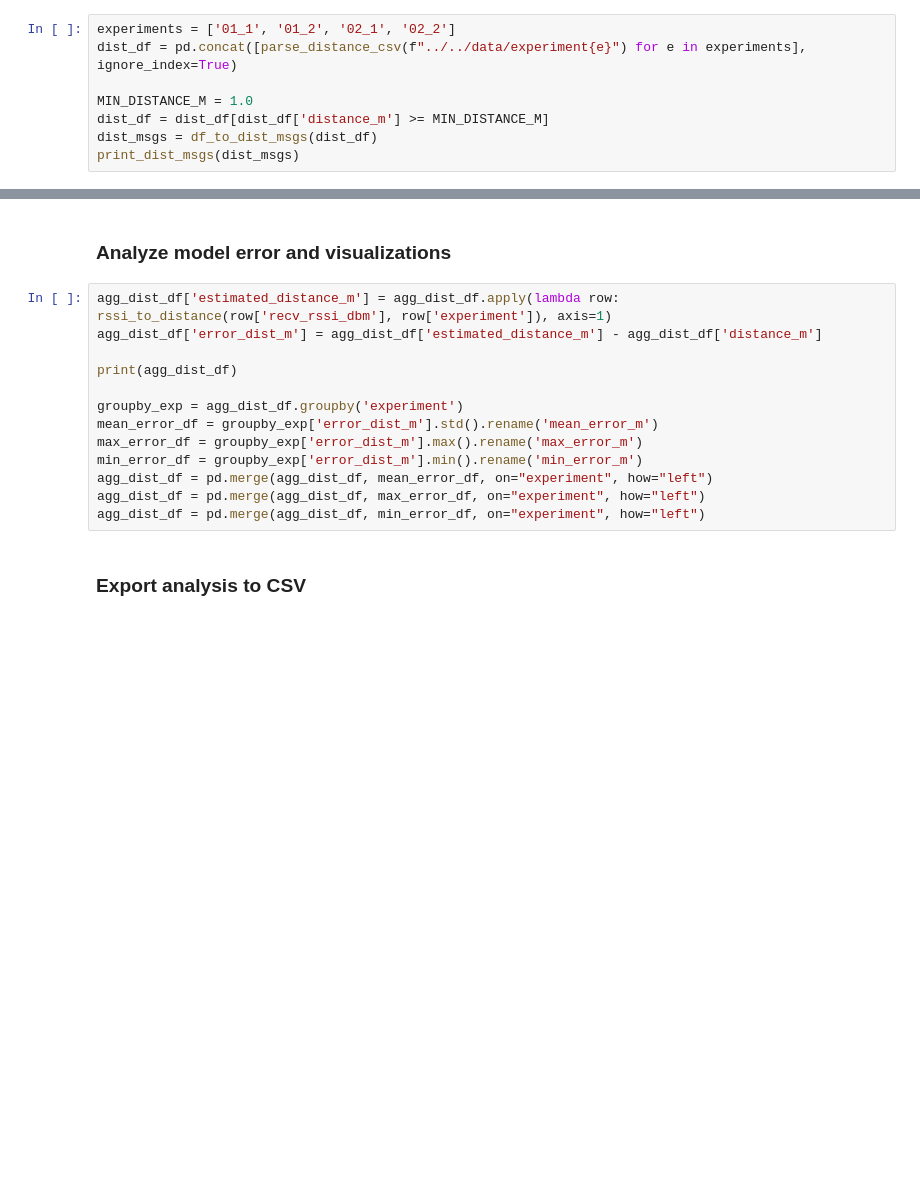
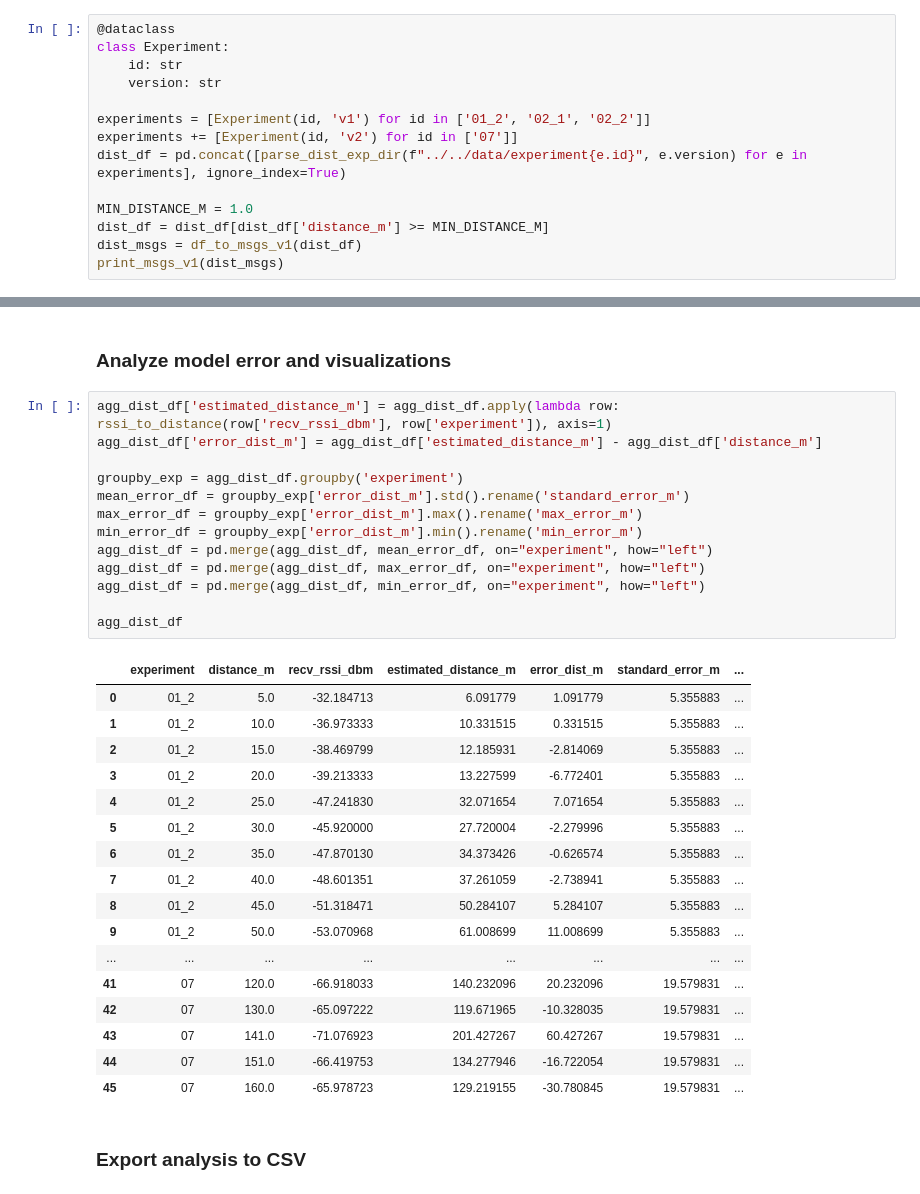
Before and after one commit to moseschmiedel/bachelor-thesis, a Jupyter notebook: notes/jupyter/bachelor-thesis.ipynb, the cells around one changed output, grey strips where cells are left out. Saved outputs shown, nothing was run; the diff lists cells and outputs as text; blank space fills up the shorter version.

Commit message:
[jupyter] Modify evaluation and visualization for new distance experiment

```diff
--- a/notes/jupyter/bachelor-thesis.ipynb
+++ b/notes/jupyter/bachelor-thesis.ipynb
@@ -263,9 +375,15 @@ def print_dist_msgs(messages: List[DistMsg]):
 # %%
-experiments = ['01_1', '01_2', '02_1', '02_2']
-dist_df = pd.concat([parse_distance_csv(f"../../data/experiment{e}") for e in experiments], ignore_index=True)
+@dataclass
+class Experiment:
+    id: str
+    version: str
+
+experiments = [Experiment(id, 'v1') for id in ['01_2', '02_1', '02_2']]
+experiments += [Experiment(id, 'v2') for id in ['07']]
+dist_df = pd.concat([parse_dist_exp_dir(f"../../data/experiment{e.id}", e.version) for e in experiments], ignore_index=True)
 
 MIN_DISTANCE_M = 1.0
 dist_df = dist_df[dist_df['distance_m'] >= MIN_DISTANCE_M]
-dist_msgs = df_to_dist_msgs(dist_df)
-print_dist_msgs(dist_msgs)
+dist_msgs = df_to_msgs_v1(dist_df)
+print_msgs_v1(dist_msgs)
 # %% [output]
@@ -350,16 +468,34 @@ def rssi_to_distance(rssi: np.float64, experiment: str):
 # %%
 agg_dist_df['estimated_distance_m'] = agg_dist_df.apply(lambda row: rssi_to_distance(row['recv_rssi_dbm'], row['experiment']), axis=1)
 agg_dist_df['error_dist_m'] = agg_dist_df['estimated_distance_m'] - agg_dist_df['distance_m']
 
-print(agg_dist_df)
-
 groupby_exp = agg_dist_df.groupby('experiment')
-mean_error_df = groupby_exp['error_dist_m'].std().rename('mean_error_m')
+mean_error_df = groupby_exp['error_dist_m'].std().rename('standard_error_m')
 max_error_df = groupby_exp['error_dist_m'].max().rename('max_error_m')
 min_error_df = groupby_exp['error_dist_m'].min().rename('min_error_m')
 agg_dist_df = pd.merge(agg_dist_df, mean_error_df, on="experiment", how="left")
 agg_dist_df = pd.merge(agg_dist_df, max_error_df, on="experiment", how="left")
 agg_dist_df = pd.merge(agg_dist_df, min_error_df, on="experiment", how="left")
+
+agg_dist_df
+# %% [output]
+|  | experiment | distance_m | recv_rssi_dbm | estimated_distance_m | error_dist_m | standard_error_m | ... |
+| 0 | 01_2 | 5.0 | -32.184713 | 6.091779 | 1.091779 | 5.355883 | ... |
+| 1 | 01_2 | 10.0 | -36.973333 | 10.331515 | 0.331515 | 5.355883 | ... |
+| 2 | 01_2 | 15.0 | -38.469799 | 12.185931 | -2.814069 | 5.355883 | ... |
+| 3 | 01_2 | 20.0 | -39.213333 | 13.227599 | -6.772401 | 5.355883 | ... |
+| 4 | 01_2 | 25.0 | -47.241830 | 32.071654 | 7.071654 | 5.355883 | ... |
+| 5 | 01_2 | 30.0 | -45.920000 | 27.720004 | -2.279996 | 5.355883 | ... |
+| 6 | 01_2 | 35.0 | -47.870130 | 34.373426 | -0.626574 | 5.355883 | ... |
+| 7 | 01_2 | 40.0 | -48.601351 | 37.261059 | -2.738941 | 5.355883 | ... |
+| 8 | 01_2 | 45.0 | -51.318471 | 50.284107 | 5.284107 | 5.355883 | ... |
+| 9 | 01_2 | 50.0 | -53.070968 | 61.008699 | 11.008699 | 5.355883 | ... |
+| ... | ... | ... | ... | ... | ... | ... | ... |
+| 41 | 07 | 120.0 | -66.918033 | 140.232096 | 20.232096 | 19.579831 | ... |
+| 42 | 07 | 130.0 | -65.097222 | 119.671965 | -10.328035 | 19.579831 | ... |
+| 43 | 07 | 141.0 | -71.076923 | 201.427267 | 60.427267 | 19.579831 | ... |
+| 44 | 07 | 151.0 | -66.419753 | 134.277946 | -16.722054 | 19.579831 | ... |
+| 45 | 07 | 160.0 | -65.978723 | 129.219155 | -30.780845 | 19.579831 | ... |
 # %% [markdown]
 ### Export analysis to CSV
 # %%
```
Also changed, not shown: parts of 24 cells of this notebook, 4 other files.
